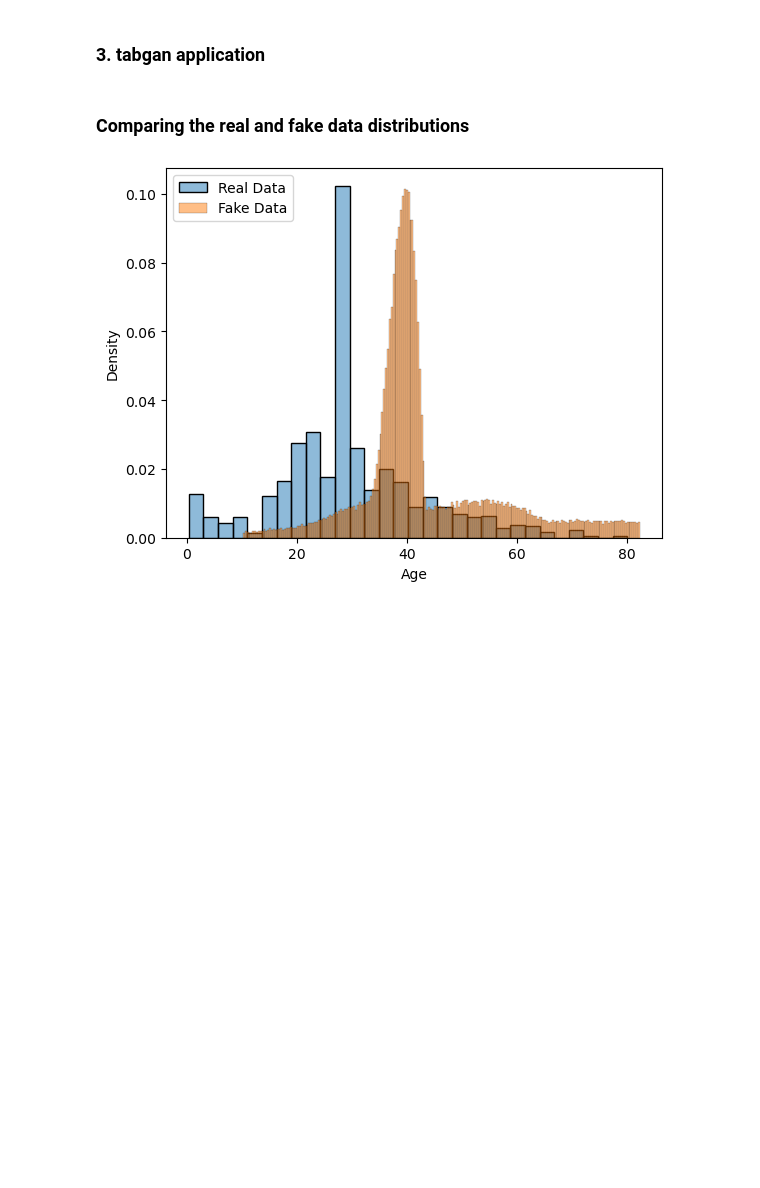
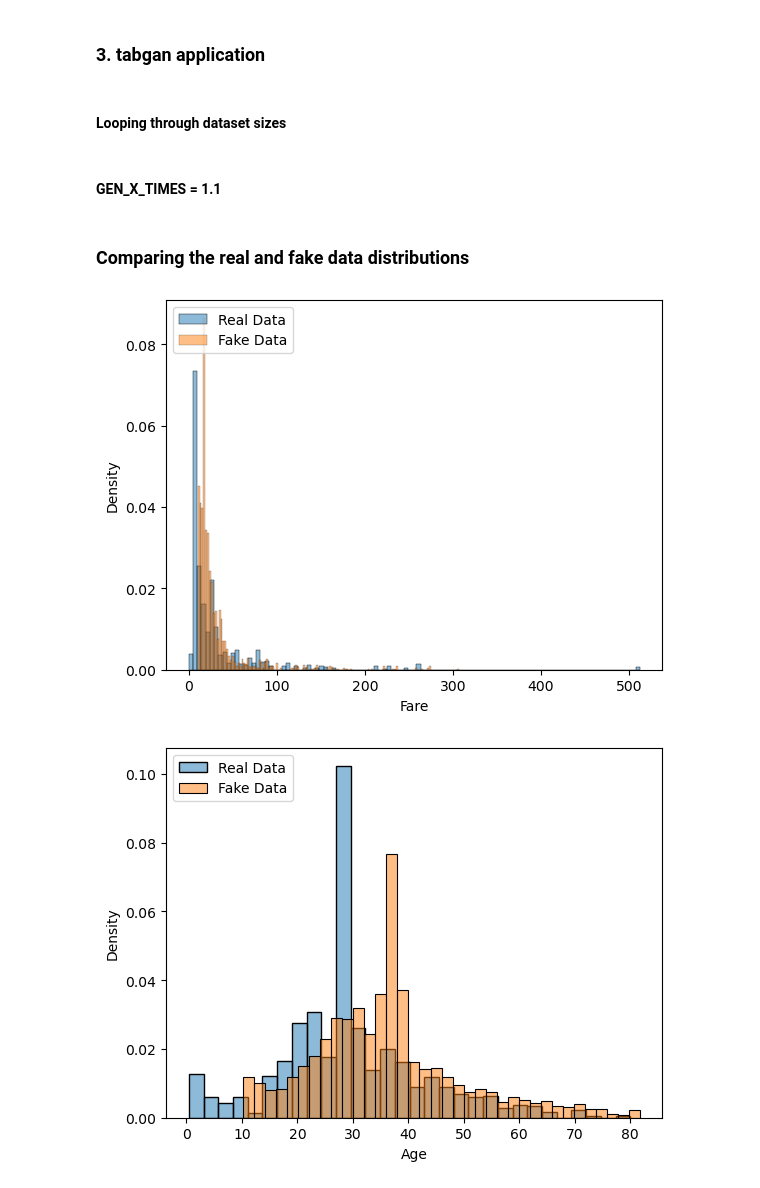
Before and after one commit to itsbigspark/ai-hackathon, a Jupyter notebook: notebooks/tabgan.ipynb, the cells around one changed output. Drawn from its saved outputs; the diff is of its cells as text; code cells hidden in the pictures; blank space fills up the shorter version.

```diff
--- a/notebooks/tabgan.ipynb
+++ b/notebooks/tabgan.ipynb
@@ -41,6 +38,11 @@ COLUMNS = ["Pclass", "Sex", "Age", "SibSp", "Parch", "Fare", "Embarked"]
 train = pre_process_df(TRAIN_DATA_PATH)[COLUMNS]
 target = pd.read_csv(TRAIN_DATA_PATH)[[LABEL]]
 test = pre_process_df(TEST_DATA_PATH)[COLUMNS]
+# %%
+# Impute missing values
+imputer = SimpleImputer(strategy="median")
+train = pd.DataFrame(imputer.fit_transform(train), columns=COLUMNS)
+test = pd.DataFrame(imputer.fit_transform(test), columns=COLUMNS)
 # %% [markdown]
 ### 2. Visualise the data
 
@@ -65,0 +70,2 @@ test = pd.DataFrame(imputer.fit_transform(test), columns=COLUMNS)
+# %% [markdown]
+#### Looping through dataset sizes
@@ -66,7 +128,8 @@ test = pd.DataFrame(imputer.fit_transform(test), columns=COLUMNS)
+# %% [markdown]
+#### GEN_X_TIMES = 1.1
 # %%
-# example with all params defined
 fake_train, fake_target = GANGenerator(
-    gen_x_times=100,
+    gen_x_times=gen_x,
     cat_cols=["Pclass", "Sex", "SibSp", "Parch", "Embarked"],
     bot_filter_quantile=0.001,
     top_filter_quantile=0.999,
@@ -87,7 +150,12 @@ fake_train, fake_target = GANGenerator(
         "epochs": 500,
     },
 ).generate_data_pipe(
-    train, target, test, deep_copy=True, only_adversarial=False, use_adversarial=True
+    train,
+    target,
+    test,
+    deep_copy=True,
+    only_adversarial=False,
+    use_adversarial=True,
 )
 # %% [markdown]
 ### Comparing the real and fake data distributions
@@ -95,17 +163,19 @@ fake_train, fake_target = GANGenerator(
 real = train.copy()
 fake = fake_train.copy()
 # %%
-fig = plt.figure()
-ax1 = fig.add_subplot(111)
+for feature in NUM_COLUMNS:
+    fig = plt.figure()
+    ax1 = fig.add_subplot(111)
 
-feature = "Age"
-
-sns.histplot(real[feature], label="Real Data", alpha=0.5, ax=ax1, stat="density")
-sns.histplot(fake[feature] + 10, label="Fake Data", alpha=0.5, ax=ax1, stat="density")
-plt.legend(loc="upper left")
-plt.show()
+    sns.histplot(real[feature], label="Real Data", alpha=0.5, ax=ax1, stat="density")
+    sns.histplot(
+        fake[feature] + 10, label="Fake Data", alpha=0.5, ax=ax1, stat="density"
+    )
+    plt.legend(loc="upper left")
+    plt.show()
 # %% [output]
-[figure, old version]
+[figure, new version]
+[figure, added]
 # %%
 fake[LABEL] = fake_target
 fake = fake[[LABEL] + COLUMNS]
```
Also changed, not shown: parts of 8 cells of this notebook, 1 other file.
